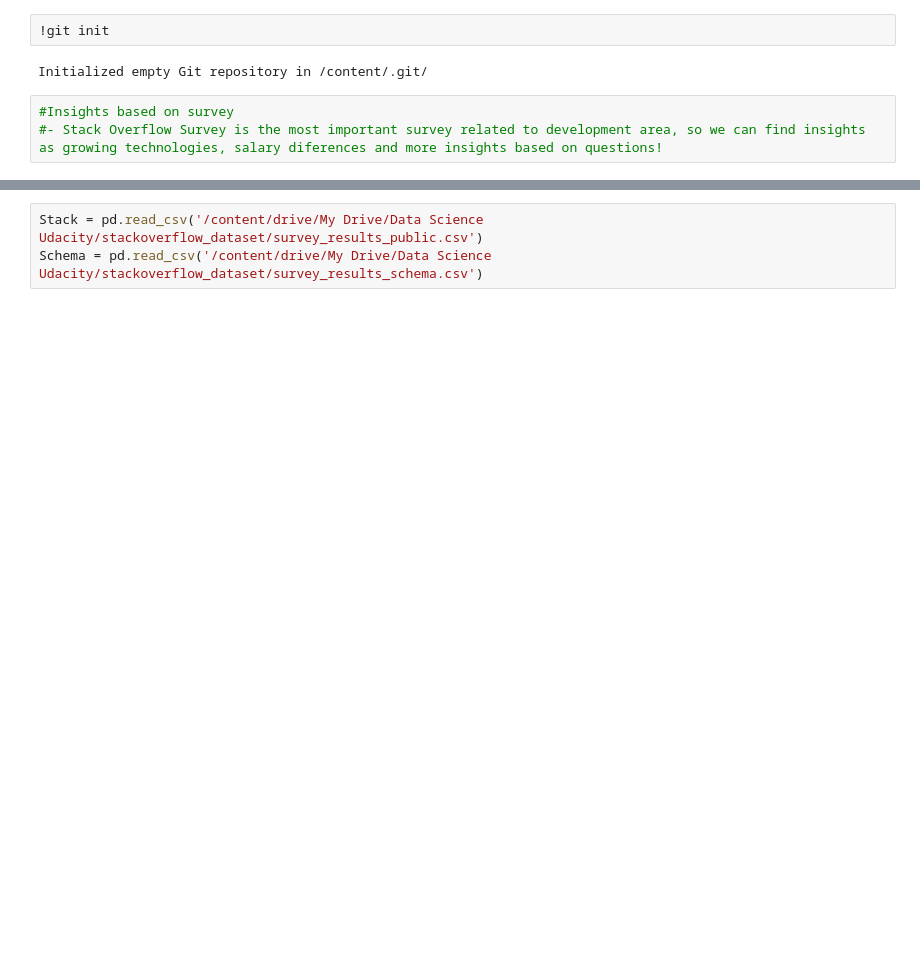
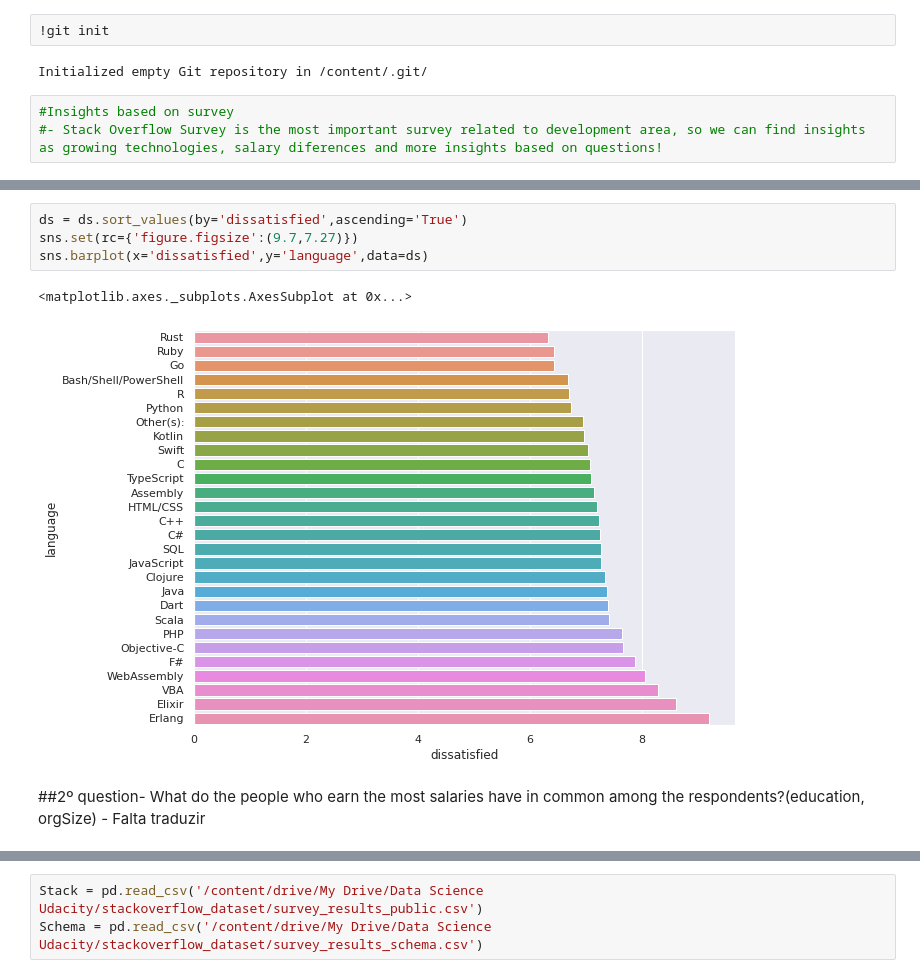
Before and after one commit to guimontico/DataSicenceProjects, a Jupyter notebook: UdacityProjects/StackOverflowSurvey.ipynb, the cells around one changed output, grey strips where cells are left out. Saved outputs shown, nothing was run; the diff lists cells and outputs as text; blank space fills up the shorter version.

```diff
--- a/UdacityProjects/StackOverflowSurvey.ipynb
+++ b/UdacityProjects/StackOverflowSurvey.ipynb
@@ -160,0 +323,9 @@ warnings.simplefilter("ignore", UserWarning)
+# %%
+ds = ds.sort_values(by='dissatisfied',ascending='True')
+sns.set(rc={'figure.figsize':(9.7,7.27)})
+sns.barplot(x='dissatisfied',y='language',data=ds)
+# %% [output]
+<matplotlib.axes._subplots.AxesSubplot at 0x...>
+[figure, added]
+# %% [markdown]
+##2º question- What do the people who earn the most salaries have in common among the respondents?(education, orgSize) - Falta traduzir
```
Also changed, not shown: parts of 93 cells of this notebook.
